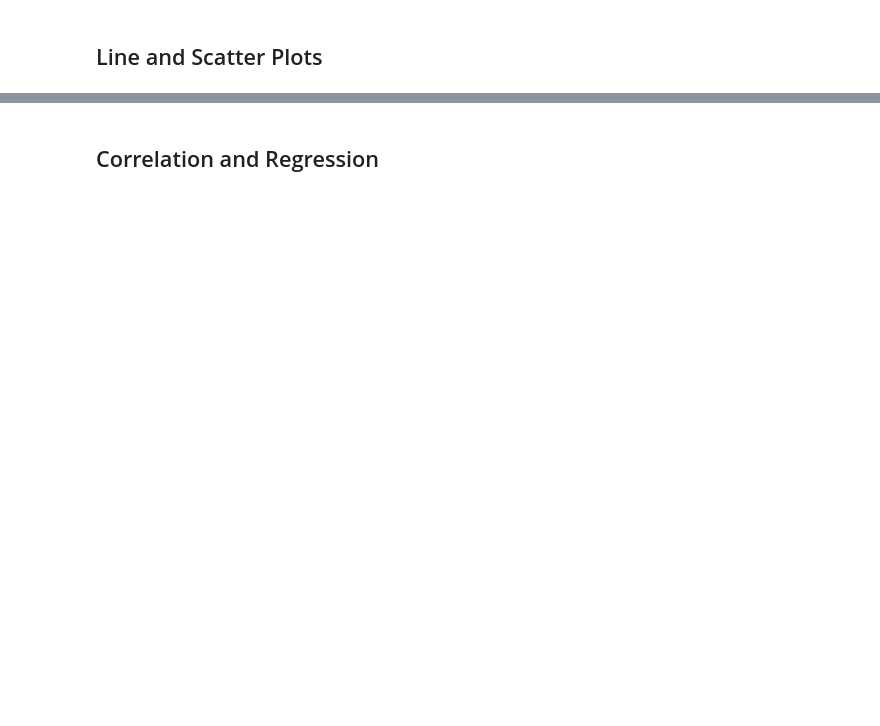
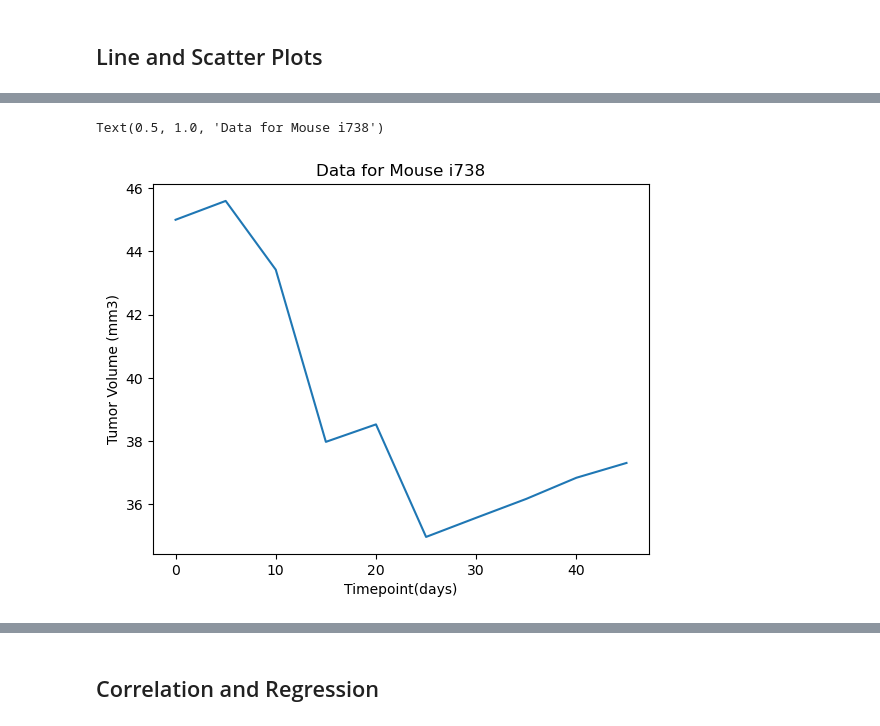
Before and after one commit to Xelven001/Pymaceuticals_challenge, a Jupyter notebook: pymaceuticals_starter.ipynb, the cells around one changed output, grey strips where cells are left out. Cells and saved outputs as stored; diff of their text form; code cells hidden in the pictures; blank space fills up the shorter version.

```diff
--- a/pymaceuticals_starter.ipynb
+++ b/pymaceuticals_starter.ipynb
@@ -256,0 +286,14 @@ Ceftamin's potential outliers: Series([], Name: Tumor Volume (mm3), dtype: float
+# %%
+# Generate a line plot of tumor volume vs. time point for a single mouse treated with Capomulin
+
+mouse = df[df["Drug Regimen"] == "Capomulin"].sample(n=1)
+mouse = mouse["Mouse ID"].astype('str').tolist()[0]
+
+mouse_data  = df[df["Mouse ID"] == mouse]
+plt.plot(mouse_data["Timepoint"],mouse_data["Tumor Volume (mm3)"])
+plt.ylabel("Tumor Volume (mm3)")
+plt.xlabel("Timepoint(days)")
+plt.title(f"Data for Mouse {mouse}")
+# %% [output]
+Text(0.5, 1.0, 'Data for Mouse i738')
+[figure, added]
```
Also changed, not shown: parts of 13 cells of this notebook.
